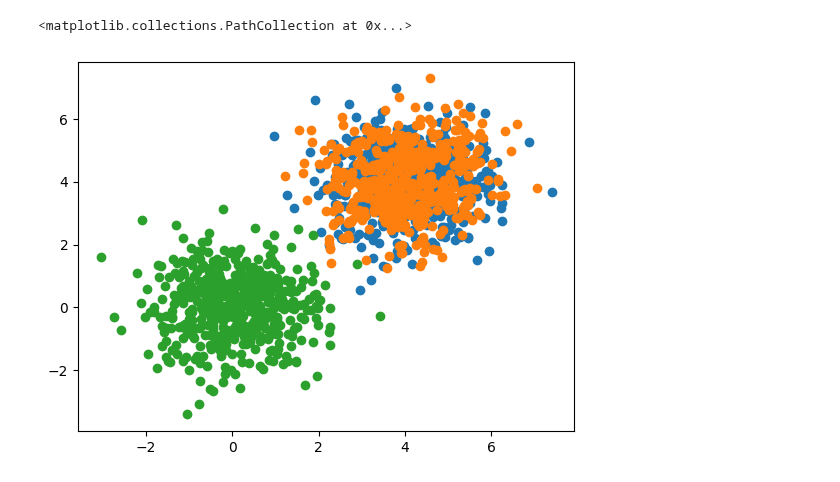
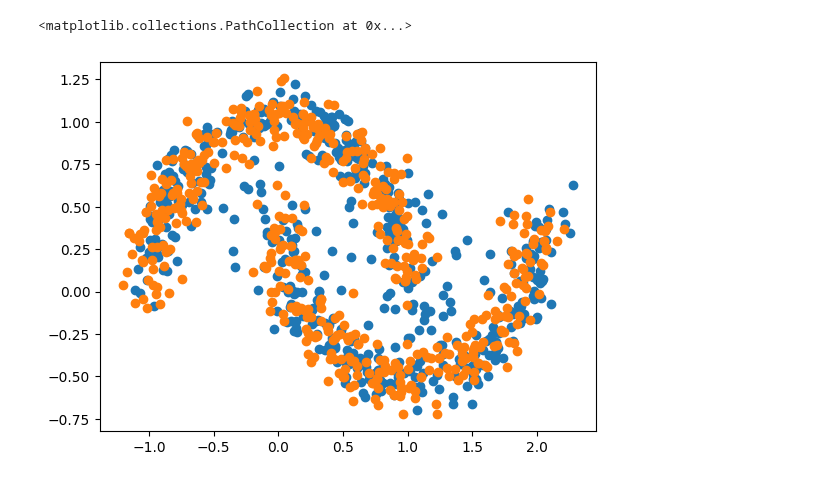
Before and after one commit to theislab/sckitflow, a Jupyter notebook: docs/notebooks/uncoditional_flow_matching_example_torch.ipynb, the cells around one changed output. Cells and saved outputs as stored; diff of their text form; code cells hidden in the pictures.

```diff
--- a/docs/notebooks/uncoditional_flow_matching_example_torch.ipynb
+++ b/docs/notebooks/uncoditional_flow_matching_example_torch.ipynb
@@ -473,0 +815,17 @@ data = DummyTrainLoaderTorch().sample(None)
+# %%
+adata = MoonsDataset()._generate(n_samples=10_000, random_state=42, n_features=2, noise=0.1, shuffle=False)
+# %%
+class DummyTrainLoader:
+    def __init__(self, adata, batch_size):
+        self.adata = adata
+        self.batch_size = batch_size
+
+    def sample(self, _):
+        return {
+            "src_cell_data": torch.randn((self.batch_size, self.adata.X.shape[1])),
+            "tgt_cell_data": torch.from_numpy(
+                self.adata.X[np.random.choice(np.arange(1, self.adata.shape[0]), size=self.batch_size), :]
+            ).to(dtype=torch.float32),
+        }
+# %%
+train_loader = DummyTrainLoader(adata=adata, batch_size=512)
@@ -473,0 +838,2 @@ data = DummyTrainLoaderTorch().sample(None)
+# %%
+data = train_loader.sample(None)
@@ -497,7 +898,7 @@ torch.Size([500, 2])
 # %%
 plt.scatter(preds[:, 0].detach().numpy(), preds[:, 1].detach().numpy())
 plt.scatter(data["tgt_cell_data"][:, 0], data["tgt_cell_data"][:, 1])
-plt.scatter(data["src_cell_data"][:, 0], data["src_cell_data"][:, 1])
+# plt.scatter(data["src_cell_data"][:, 0], data["src_cell_data"][:, 1])
 # %% [output]
 <matplotlib.collections.PathCollection at 0x...>
-[figure, old version]
+[figure, new version]
```
Also changed, not shown: parts of 20 cells of this notebook, 14 other files.
